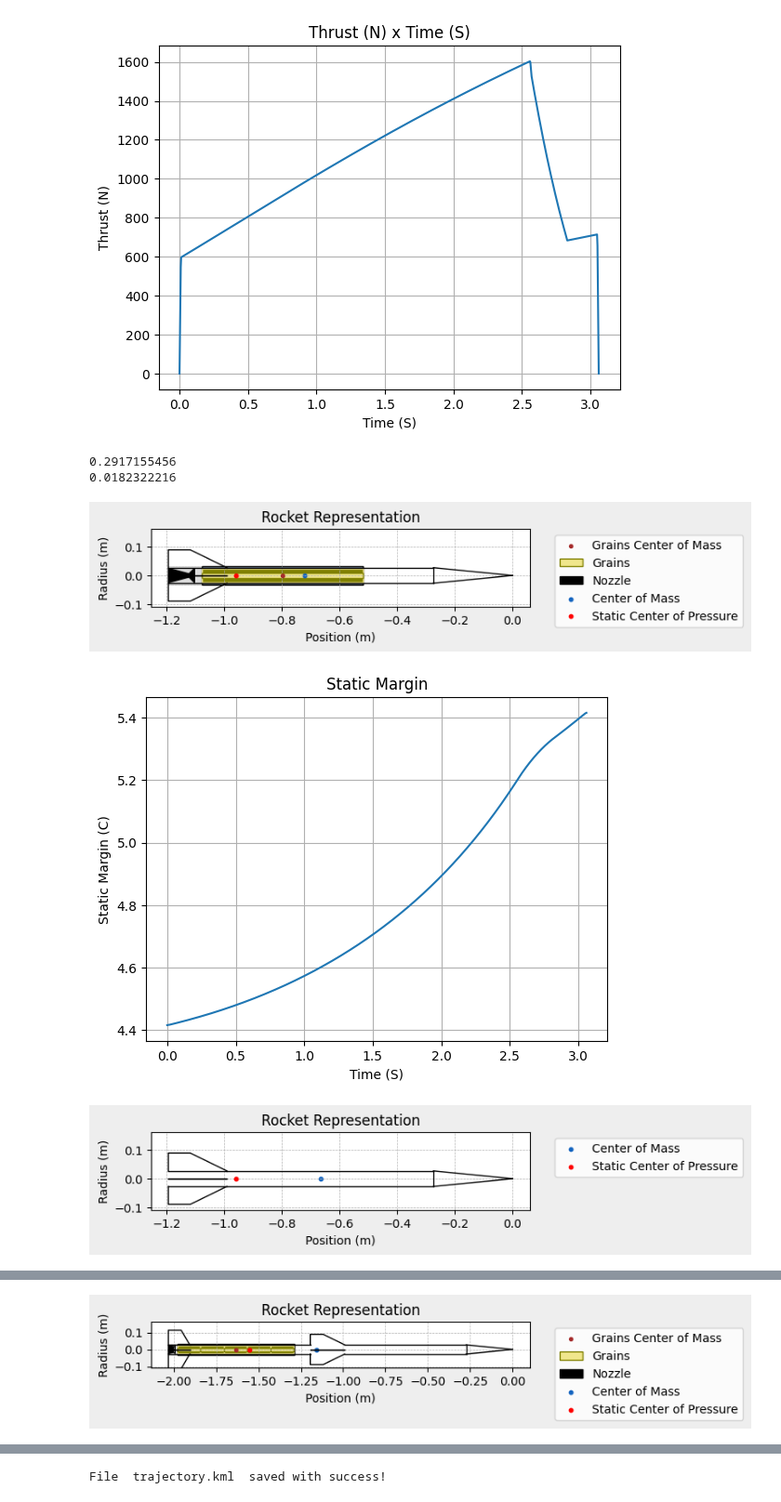
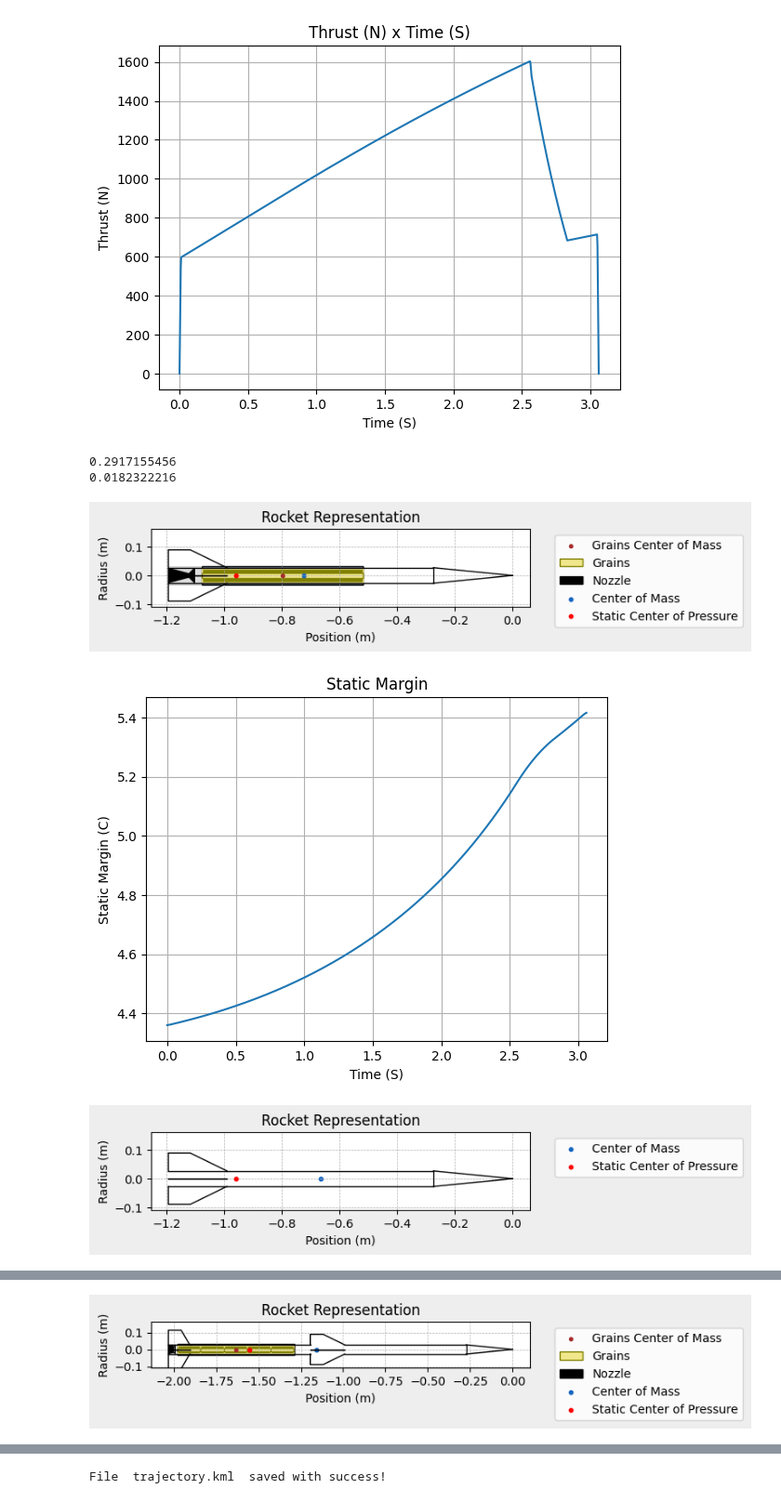
Before and after one commit to prs2026/Procyon, a Jupyter notebook: rocketpy/viewerthing.ipynb, the cells around one changed output, grey strips where cells are left out. Shown at 93% size. Saved outputs shown, nothing was run; the diff lists cells and outputs as text; code cells hidden in the pictures.

```diff
--- a/rocketpy/viewerthing.ipynb
+++ b/rocketpy/viewerthing.ipynb
@@ -109,7 +109,7 @@ Total Impulse: 3318.955 Ns
 # %%
 RelapseSustainer = Rocket(
     radius=54 / 2000,
-    mass=2.25,
+    mass=2.05,
     inertia=(6.321, 6.321, 0.034),
     power_off_drag="./CD Power OFF Sustainer Only.csv",
     power_on_drag="./CD Power ON Sustainer only.csv",
@@ -118,11 +118,11 @@ RelapseSustainer = Rocket(
     )
 RelapseSustainer.add_motor(SustainerMotor, position=-1.1938)
 
-nose_cone = RelapseSustainer.add_nose(
+sustainernose_cone = RelapseSustainer.add_nose(
     length=0.27432, kind="conical", position=0
 )
 
-fin_set = RelapseSustainer.add_trapezoidal_fins(
+sustainerfin_set = RelapseSustainer.add_trapezoidal_fins(
     n=4,
     root_chord=0.2032,
     tip_chord=0.0762,
@@ -177,7 +177,7 @@ RelapseSustainer.plots.static_margin()
 
 RelapseSustainerNOMOTOR = Rocket(
     radius=54 / 2000,
-    mass=3.68,
+    mass=3.6,
     inertia=(6.321, 6.321, 0.034),
     power_off_drag="./CD Power OFF Sustainer Only.csv",
     power_on_drag="./CD Power ON Sustainer only.csv",
@@ -185,11 +185,11 @@ RelapseSustainerNOMOTOR = Rocket(
     coordinate_system_orientation="tail_to_nose"
 )
 
-nose_cone = RelapseSustainerNOMOTOR.add_nose(
+sustainernomotornose_cone = RelapseSustainerNOMOTOR.add_nose(
     length=0.27432, kind="conical", position=0
 )
 
-fin_set = RelapseSustainerNOMOTOR.add_trapezoidal_fins(
+sustainernomotorfinset = RelapseSustainerNOMOTOR.add_trapezoidal_fins(
     n=4,
     root_chord=0.2032,
     tip_chord=0.0762,
@@ -210,7 +210,7 @@ RelapseSustainerNOMOTOR.plots.static_margin()
 
 RelapseStack = Rocket(
     radius=54 / 2000,
-    mass=5.282,
+    mass=5.162,
     inertia=(6.321, 6.321, 0.034),
     power_off_drag="./FULL STACK CD Power OFF.csv",
     power_on_drag="./FULL STACK CD Power ON.csv",
@@ -219,38 +219,38 @@ RelapseStack = Rocket(
     )
 RelapseStack.add_motor(BoosterMotor, position=-2.032)
 
-nose_cone = RelapseStack.add_nose(
+stacknose_cone = RelapseStack.add_nose(
     length=0.27432, kind="conical", position=0
 )
 
-sustainerfin_set = RelapseStack.add_trapezoidal_fins(
+sustainerstackfin_set = RelapseStack.add_trapezoidal_fins(
     n=4,
     root_chord=0.2032,
     tip_chord=0.0762,
     span=0.06223,
     position=-0.9906,
     cant_angle=0.05,
     #airfoil=("../data/airfoils/NACA0012-radians.txt","radians"),
 )
 
 boosterfin_set = RelapseStack.add_trapezoidal_fins(
     n=4,
     root_chord=0.127,
     tip_chord=0.0762,
     span=0.08636,
     position=-1.905,
     cant_angle=0.05,
     #airfoil=("../data/airfoils/NACA0012-radians.txt","radians"),
 )
 
 RelapseStack.draw()
 RelapseStack.plots.static_margin()
 #RelapseStack.all_info()
 # %% [output]
 0.2917155456
 0.0182322216
 [figure]
-[figure, old version]
+[figure, new version]
 [figure]
 [figure]
 [figure]
```
Also changed, not shown: parts of 6 cells of this notebook, 9 other files.
